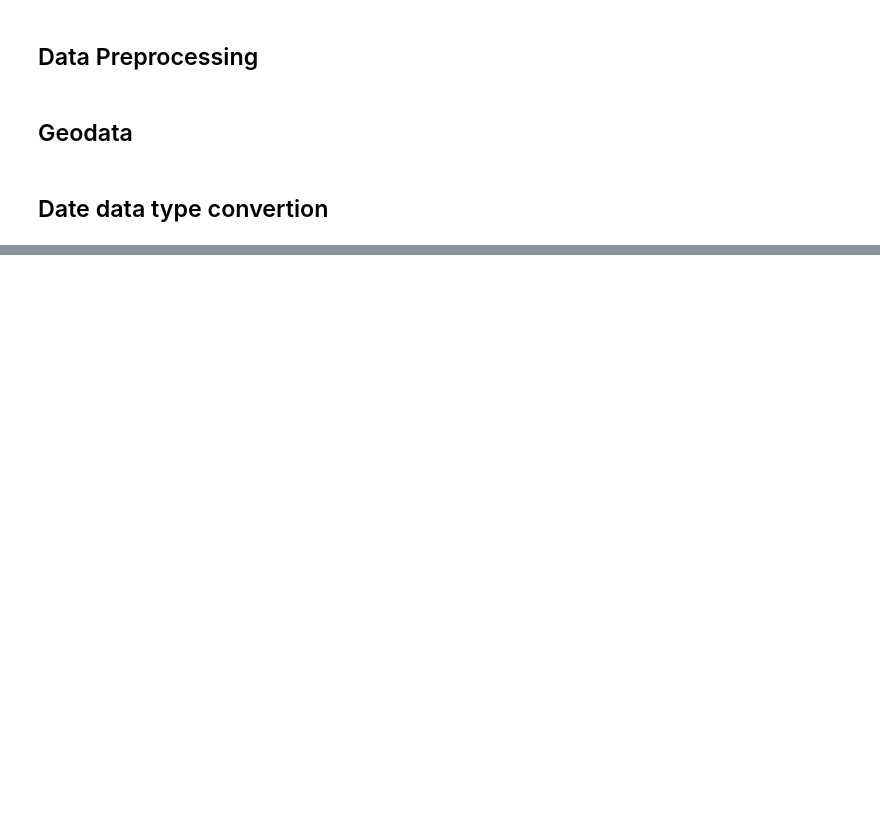
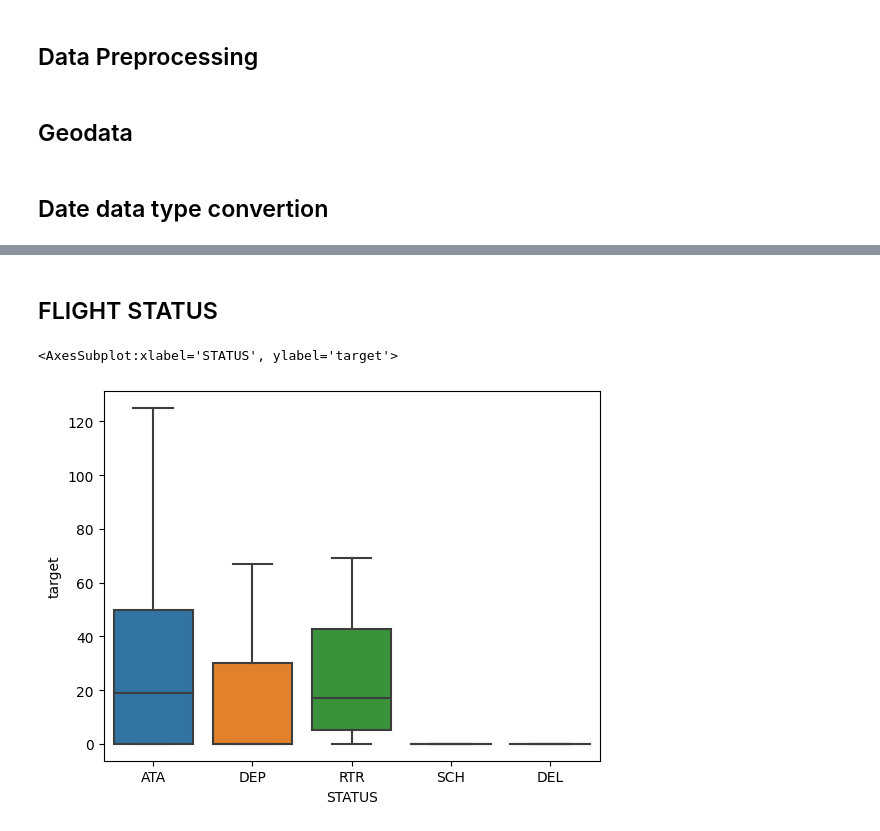
Before and after one commit to loukra/Flight_Delay_Prediction, a Jupyter notebook: Data_Preprocessing.ipynb, the cells around one changed output, grey strips where cells are left out. Drawn from its saved outputs; the diff is of its cells as text; code cells hidden in the pictures; blank space fills up the shorter version.

Commit message:
Data cleaned and preprocessed

```diff
--- a/Data_Preprocessing.ipynb
+++ b/Data_Preprocessing.ipynb
@@ -7,3 +3,19 @@ df = pd.read_csv("data/Train.csv")
+# %%
+import pandas as pd
+from sklearn.model_selection import train_test_split
+from sklearn.metrics import mean_squared_error
+from sklearn.metrics import r2_score
+import numpy as np
+from geopy import merge_geodata
+from geopy import get_geodata
+from date_pyler import applier_cwise
+from date_pyler import to_date
+import seaborn as sns
+from sklearn.preprocessing import OneHotEncoder
+from sklearn.preprocessing import MinMaxScaler
+
+df = pd.read_csv("data/Train.csv")
+df = df.set_index("ID")
 # %% [markdown]
 ## Geodata
 # %%
@@ -18,8 +27,21 @@ df_geo = merge_geodata(df_geo, geo_data, 'ARRSTN')
 # %% [markdown]
 ## Date data type convertion
 # %%
-from date_pyler import applier_cwise
-from date_pyler import to_date
-#columnwise datetype conversion on dataframe
-date_order = [["%Y", "%m", "%d", "%H", "%M", "%S"],["%Y", "%m", "%d", "%H", "%M", "%S"],["%Y", "%m", "%d"]]
-applier_cwise(df_geo, ["STD", "STA", "DATOP"], to_date, orders = date_order)
+# columnwise datetype conversion on dataframe
+date_order = [
+    ["%Y", "%m", "%d", "%H", "%M", "%S"],
+    ["%Y", "%m", "%d", "%H", "%M", "%S"],
+    ["%Y", "%m", "%d"],
+]
+applier_cwise(df_geo, ["STD", "STA", "DATOP"], to_date, orders=date_order)
+
+
+df_geo["date_dep_year"] = df_geo.DATOP.dt.year.astype(int)
+df_geo["date_dep_month"] = df_geo.DATOP.dt.month.astype(int)
+df_geo["date_dep_day_year"] = df_geo.DATOP.dt.day_of_year.astype(int)
+df_geo["date_dep_day_week"] = df_geo.DATOP.dt.day_of_week.astype(int)
+df_geo["date_dep_hour"] = df_geo.STD.dt.hour.astype(int)
+df_geo["date_dep_minute"] = df_geo.STD.dt.minute.astype(int)
+df_geo["flight_duration"] = (
+    (df_geo.STA - df_geo.STD).astype("timedelta64[m]").astype(int)
+)
@@ -58,0 +48,10 @@ Name: DATOP, Length: 107833, dtype: datetime64[ns]
+# %% [markdown]
+## FLIGHT STATUS
+# %%
+df_geo.STATUS.unique()
+
+
+sns.boxplot(data=df_geo, x="STATUS", y="target", showfliers=False)
+# %% [output]
+<AxesSubplot:xlabel='STATUS', ylabel='target'>
+[figure, added]
```
Also changed, not shown: parts of 12 cells of this notebook.
